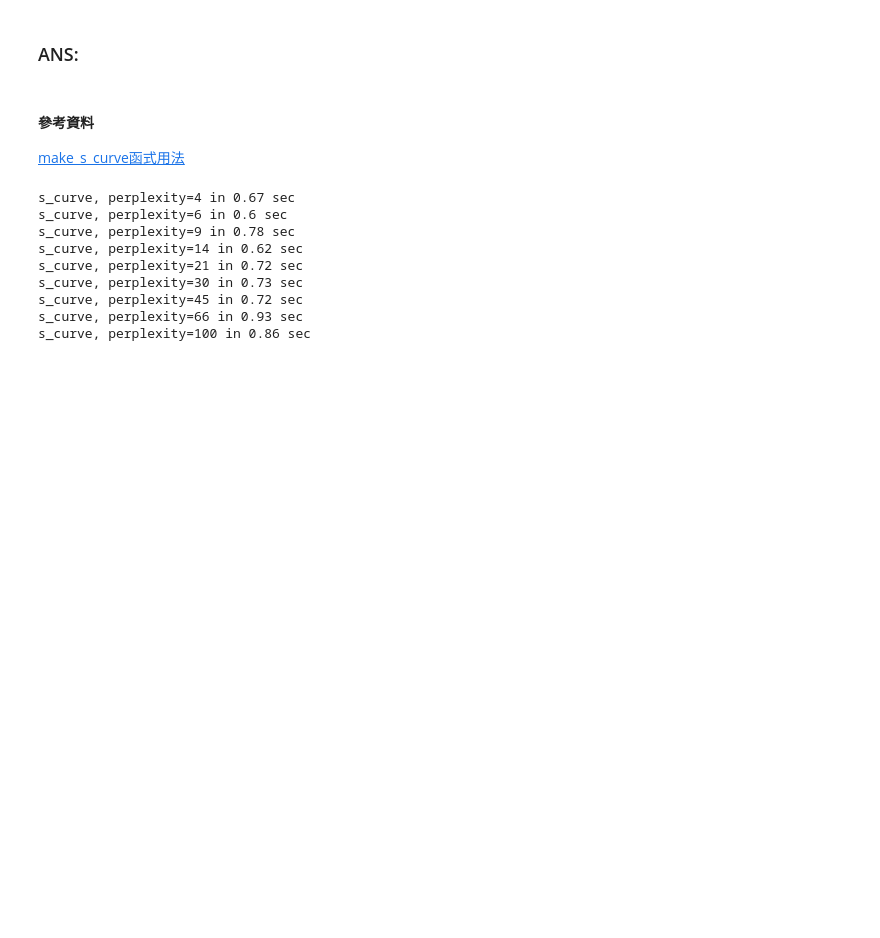
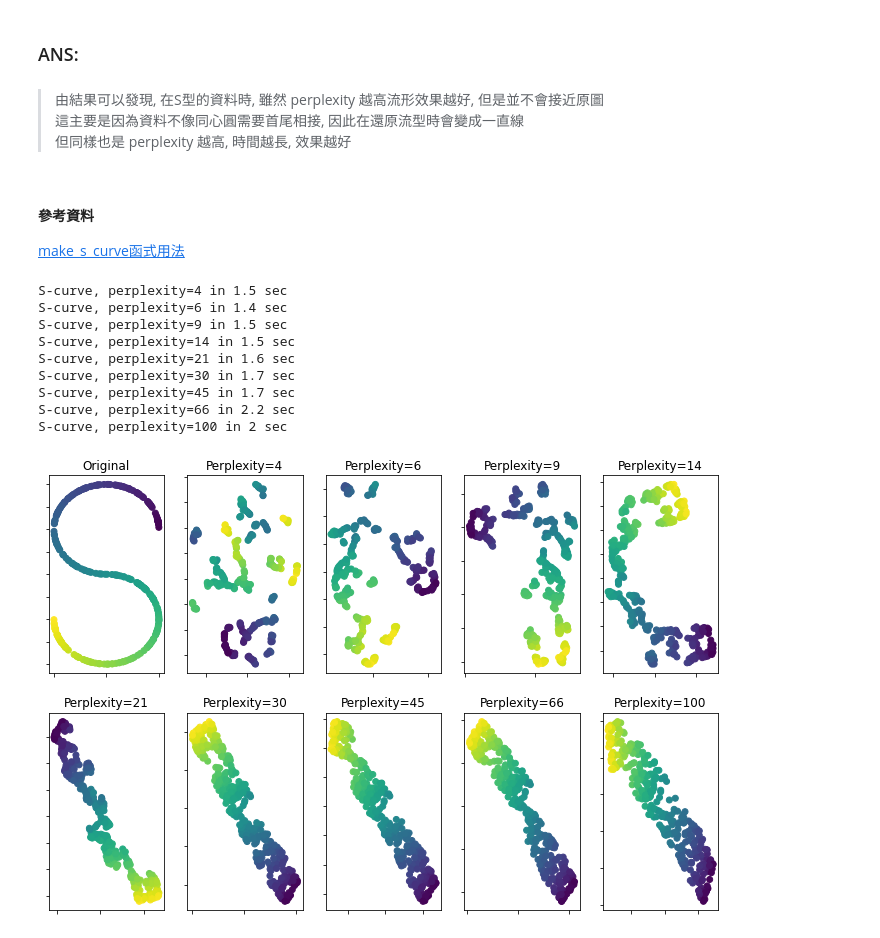
Before and after one commit to DunkLiao/4th-ML100Days, a Jupyter notebook: homework/Day_062_HW.ipynb, the cells around one changed output. Drawn from its saved outputs; the diff is of its cells as text; code cells hidden in the pictures; blank space fills up the shorter version.

```diff
--- a/homework/Day_062_HW.ipynb
+++ b/homework/Day_062_HW.ipynb
@@ -51,37 +54,53 @@ plt.axis('tight')
 * 將原始資料集換為S型圖, 觀察不同 perplexity 下的流形還原結果
 # %% [markdown]
 ### ANS:
+# %% [markdown]
+> 由結果可以發現, 在S型的資料時, 雖然 perplexity 越高流形效果越好, 但是並不會接近原圖
+> 這主要是因為資料不像同心圓需要首尾相接, 因此在還原流型時會變成一直線
+> 但同樣也是 perplexity 越高, 時間越長, 效果越好
 # %% [markdown]
 #### 參考資料
 [make_s_curve函式用法](https://scikit-learn.org/stable/modules/generated/sklearn.datasets.make_s_curve.html "make_s_curve函式用法")
 # %%
 # 繪製不同 perplexity 下的 t-SNE 流形還原圖 (請注意! 語法也要對應調整)
+fig, axes = plt.subplots(2,5,figsize=(12,8), sharex=False)
+
+# 原圖
+ax = axes[0,0]
+ax.set_title("Original")
+ax.scatter(X[:, 0], X[:, 2], c=color)
+ax.xaxis.set_major_formatter(NullFormatter())
+ax.yaxis.set_major_formatter(NullFormatter())
+plt.axis('tight')
+
 for i, perplexity in enumerate(perplexities):
     if i<4:
-        ax = subplots[0][i+1]
+        ax = axes[0,i+1]
     else:
-        ax = subplots[1][i-4]
+        ax = axes[1,i-4]
 
     t0 = time()
     tsne = manifold.TSNE(n_components=n_components, init='random',
                          random_state=0, perplexity=perplexity)
     Y = tsne.fit_transform(X)
     t1 = time()
-    print("s_curve, perplexity=%d in %.2g sec" % (perplexity, t1 - t0))
+    print("S-curve, perplexity=%d in %.2g sec" % (perplexity, t1 - t0))
+
     ax.set_title("Perplexity=%d" % perplexity)
     ax.scatter(Y[:, 0], Y[:, 1], c=color)
     ax.xaxis.set_major_formatter(NullFormatter())
     ax.yaxis.set_major_formatter(NullFormatter())
     ax.axis('tight')
 
 plt.show()
 # %% [output]
-s_curve, perplexity=4 in 0.67 sec
-s_curve, perplexity=6 in 0.6 sec
-s_curve, perplexity=9 in 0.78 sec
-s_curve, perplexity=14 in 0.62 sec
-s_curve, perplexity=21 in 0.72 sec
-s_curve, perplexity=30 in 0.73 sec
-s_curve, perplexity=45 in 0.72 sec
-s_curve, perplexity=66 in 0.93 sec
-s_curve, perplexity=100 in 0.86 sec
+S-curve, perplexity=4 in 1.5 sec
+S-curve, perplexity=6 in 1.4 sec
+S-curve, perplexity=9 in 1.5 sec
+S-curve, perplexity=14 in 1.5 sec
+S-curve, perplexity=21 in 1.6 sec
+S-curve, perplexity=30 in 1.7 sec
+S-curve, perplexity=45 in 1.7 sec
+S-curve, perplexity=66 in 2.2 sec
+S-curve, perplexity=100 in 2 sec
+[figure, added]
```
Also changed, not shown: parts of 2 cells of this notebook, 1 other file.
